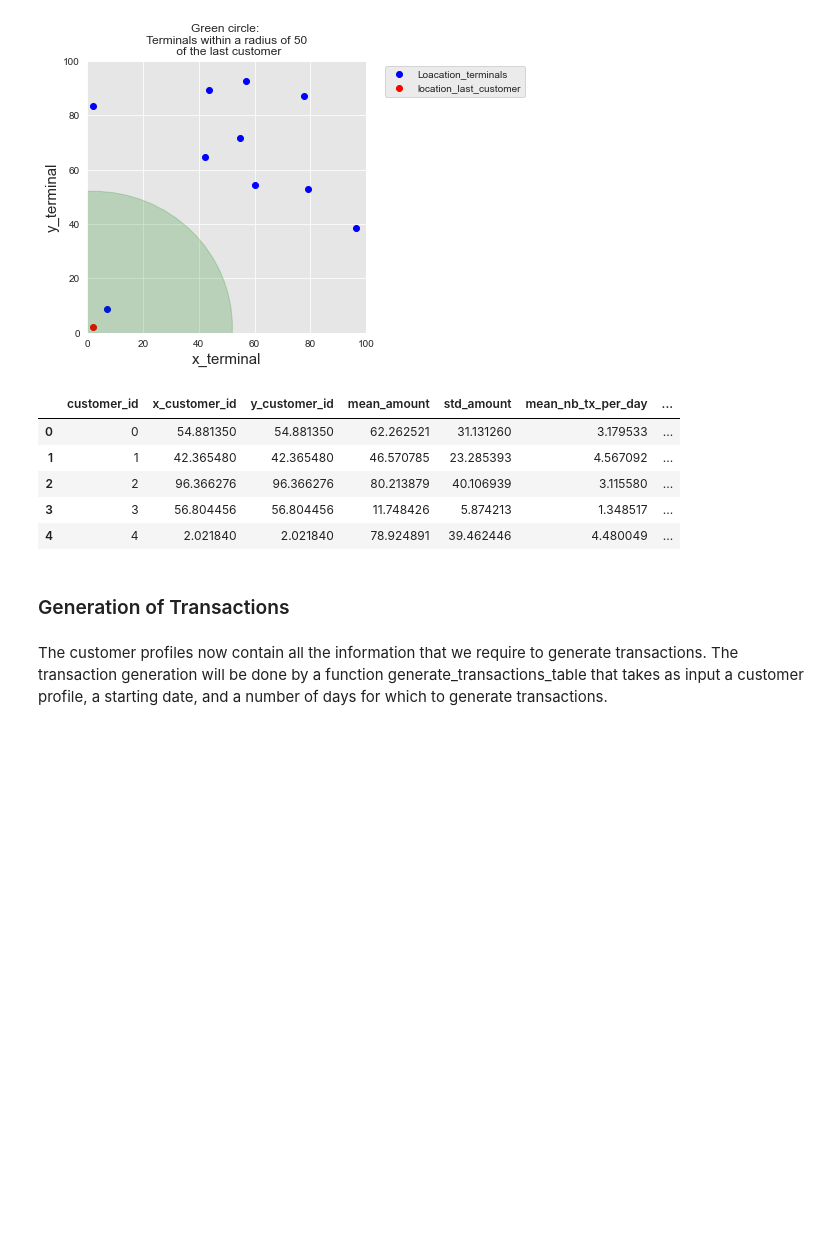
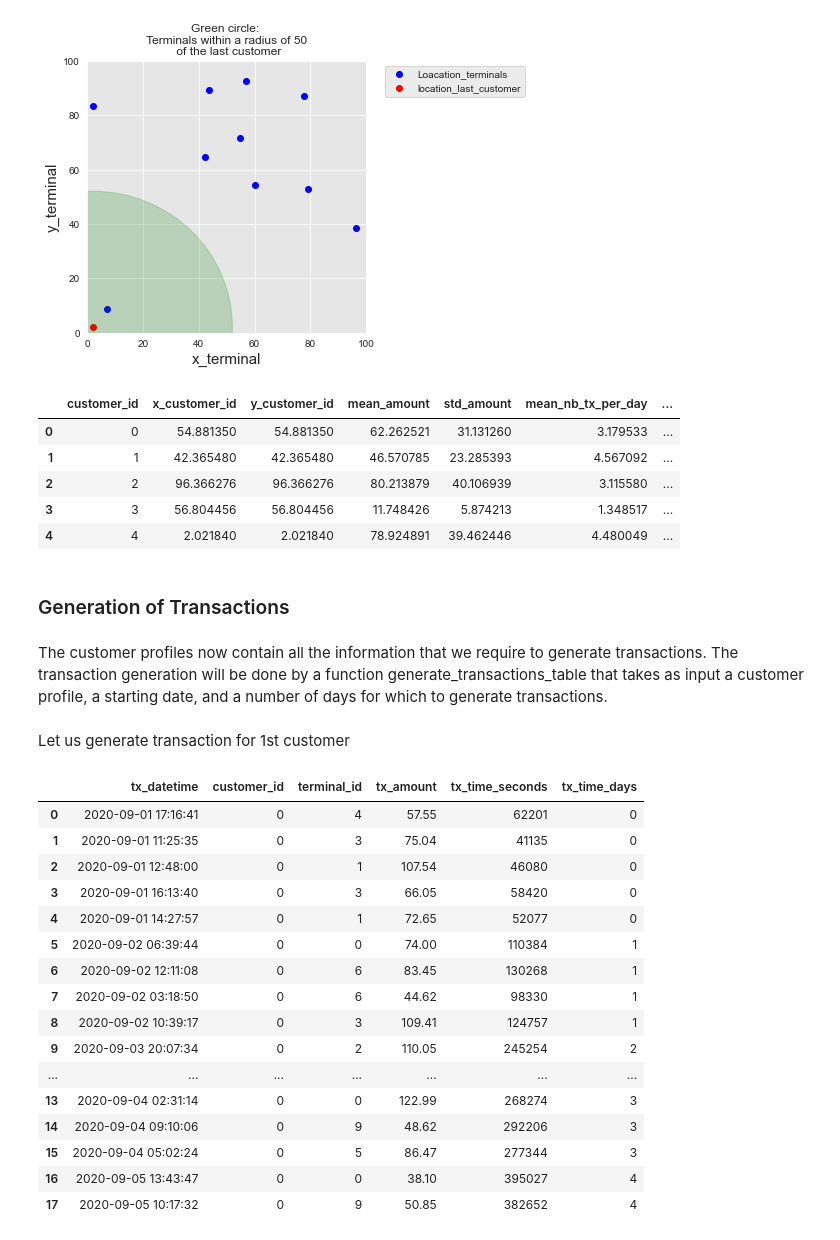
Before and after one commit to ShahulHam33d/Fraud_Transaction_Detection, a Jupyter notebook: Fraud_transaction_detection.ipynb, the cells around one changed output. Cells and saved outputs as stored; diff of their text form; code cells hidden in the pictures; blank space fills up the shorter version.

Commit message:
large dataset generated

```diff
--- a/Fraud_transaction_detection.ipynb
+++ b/Fraud_transaction_detection.ipynb
@@ -59,8 +59,8 @@ def customer_profile_generator(no_customer, random_state=0):
                                                    'std_amount','mean_nb_tx_per_day'])
     return customer_profile_table
 # %%
-no_customers = 5 #input("enter the no of customers")
-customer_profile = customer_profile_generator(no_customers)
+nb_customers = 5 #input("enter the no of customers")
+customer_profile = customer_profile_generator(nb_customers)
 customer_profile
 # %% [output]
 |  | customer_id | x_customer_id | y_customer_id | mean_amount | std_amount | mean_nb_tx_per_day |
@@ -80,10 +80,10 @@ TERMINAL_ID: The terminal ID
 
 (x_terminal_id,y_terminal_id): A pair of real coordinates (x_terminal_id,y_terminal_id) in a 100 * 100 grid, that defines the geographical location of the terminal
 # %%
-def terminal_profile_generator(no_terminals,random_state=0):
+def terminal_profile_generator(nb_terminals,random_state=0):
     np.random.seed(random_state)
     terminal_properties = []
-    for terminal in range(no_terminals):
+    for terminal in range(nb_terminals):
         terminal_id = terminal
         x_terminal_id = np.random.uniform(0,100)
         y_terminal_id = np.random.uniform(0,100)
@@ -94,8 +94,8 @@ def terminal_profile_generator(no_terminals,random_state=0):
                                                                       'y_terminal_id'])
     return terminal_profile_table
 # %%
-no_terminals = 10
-terminal_profile = terminal_profile_generator(no_terminals)
+nb_terminals = 10
+terminal_profile = terminal_profile_generator(nb_terminals)
 terminal_profile
 # %% [output]
 |  | terminal_id | x_terminal_id | y_terminal_id |
@@ -178,7 +178,7 @@ customer_profile
 # %% [markdown]
 The customer profiles now contain all the information that we require to generate transactions. The transaction generation will be done by a function generate_transactions_table that takes as input a customer profile, a starting date, and a number of days for which to generate transactions.
 # %%
-def generate_transactions_table(customer_profile, start_date = "2020-09-01", nb_days = 10):
+def generate_transactions_table(customer_profile, start_date = "2020-04-01", nb_days = 10):
 
     customer_transactions = []
 
@@ -192,17 +192,54 @@ def generate_transactions_table(customer_profile, start_date = "2020-09-01", nb_
             for tx in range(nb_tx):
                 # Time of transaction: Around noon, std 20000 seconds. This choice aims at simulating the fact that
                 # most transactions occur during the day.
-                time_tx = np.random.normal(86400/2,20000)
+                time_tx = int(np.random.normal(86400/2,20000))
 
                 # If transaction time between 0 and 86400, let us keep it, otherwise, let us discard it
                 if(time_tx>0) and (time_tx<86400):
                     #amount drawn from normal distribution
-                    amount = np.random.normal(customer_profile.mean_amt,customer_profile.std_amt)
+                    amount = np.random.normal(customer_profile.mean_amount,customer_profile.std_amount)
 
                     #if amount is negative, lets take uniform distribution
                     if (amount<0):
-                        amount = np.random.uniform(customer_profile.mean_amt,customer_profile.std_amt)
+                        amount = np.random.uniform(customer_profile.mean_amount,customer_profile.std_amount)
 
                     amount = np.round(amount,decimals = 2)
 
-                    if len(customer_profile.available_terminals)
+                    if len(customer_profile.available_terminals)>0:
+                        terminal_id = random.choice(customer_profile.available_terminals)
+
+                        customer_transactions.append([time_tx+day*86400, day,
+                                                      customer_profile.customer_id,
+                                                      terminal_id, amount])
+
+    customer_transactions = pd.DataFrame(customer_transactions, columns=['tx_time_seconds', 'tx_time_days', 'customer_id', 'terminal_id', 'tx_amount'])
+
+    if len(customer_transactions)>0:
+        customer_transactions['tx_datetime'] = pd.to_datetime(customer_transactions["tx_time_seconds"], unit='s', origin=start_date)
+        customer_transactions=customer_transactions[['tx_datetime','customer_id', 'terminal_id', 'tx_amount','tx_time_seconds', 'tx_time_days']]
+
+    return customer_transactions
+# %% [markdown]
+Let us generate transaction for 1st customer
+# %%
+tx_cust_table_0  = generate_transactions_table(customer_profile.iloc[0], start_date = "2020-09-01", nb_days = 5)
+
+tx_cust_table_0
+# %% [output]
+|  | tx_datetime | customer_id | terminal_id | tx_amount | tx_time_seconds | tx_time_days |
+| 0 | 2020-09-01 17:16:41 | 0 | 4 | 57.55 | 62201 | 0 |
+| 1 | 2020-09-01 11:25:35 | 0 | 3 | 75.04 | 41135 | 0 |
+| 2 | 2020-09-01 12:48:00 | 0 | 1 | 107.54 | 46080 | 0 |
+| 3 | 2020-09-01 16:13:40 | 0 | 3 | 66.05 | 58420 | 0 |
+| 4 | 2020-09-01 14:27:57 | 0 | 1 | 72.65 | 52077 | 0 |
+| 5 | 2020-09-02 06:39:44 | 0 | 0 | 74.00 | 110384 | 1 |
+| 6 | 2020-09-02 12:11:08 | 0 | 6 | 83.45 | 130268 | 1 |
+| 7 | 2020-09-02 03:18:50 | 0 | 6 | 44.62 | 98330 | 1 |
+| 8 | 2020-09-02 10:39:17 | 0 | 3 | 109.41 | 124757 | 1 |
+| 9 | 2020-09-03 20:07:34 | 0 | 2 | 110.05 | 245254 | 2 |
+| ... | ... | ... | ... | ... | ... | ... |
+| 13 | 2020-09-04 02:31:14 | 0 | 0 | 122.99 | 268274 | 3 |
+| 14 | 2020-09-04 09:10:06 | 0 | 9 | 48.62 | 292206 | 3 |
+| 15 | 2020-09-04 05:02:24 | 0 | 5 | 86.47 | 277344 | 3 |
+| 16 | 2020-09-05 13:43:47 | 0 | 0 | 38.10 | 395027 | 4 |
+| 17 | 2020-09-05 10:17:32 | 0 | 9 | 50.85 | 382652 | 4 |
```
Also changed, not shown: parts of 8 cells of this notebook.
